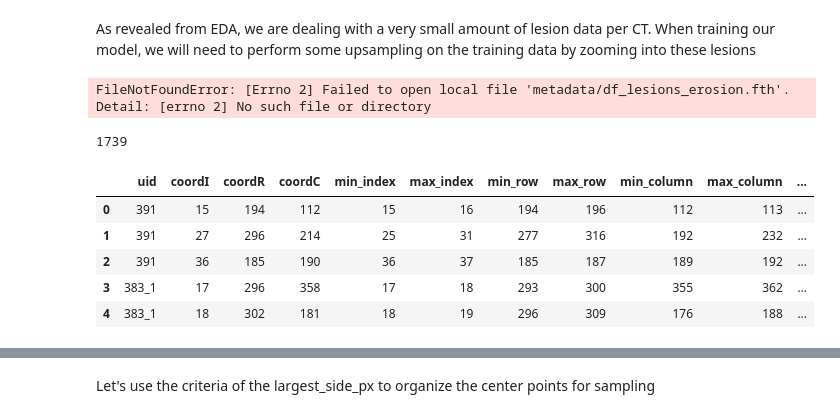
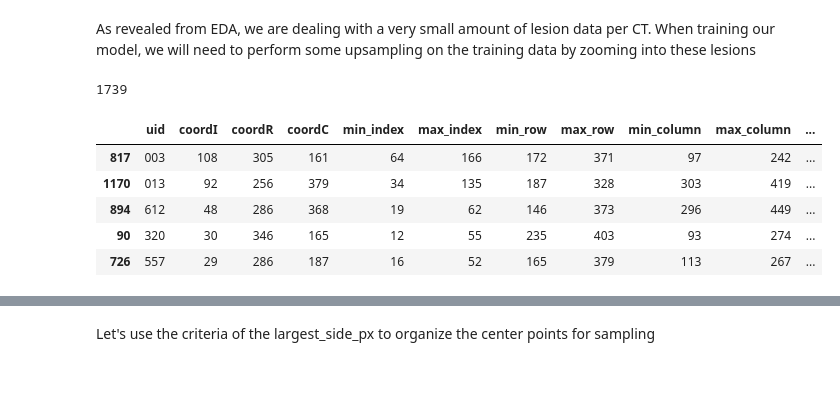
Before and after one commit to peterbacalso/covid_CT_lung_lesion_segmentation, a Jupyter notebook: notebooks/meta_setup.ipynb, the cells around one changed output, grey strips where cells are left out. Saved outputs shown, nothing was run; the diff lists cells and outputs as text; code cells hidden in the pictures; blank space fills up the shorter version.

```diff
--- a/notebooks/meta_setup.ipynb
+++ b/notebooks/meta_setup.ipynb
@@ -151,29 +152,17 @@ from modules.dsets import Ct
 # %%
 uid_trn_list = df_meta[df_meta.is_valid==False].uid
 # %%
-lesion_header = ['uid', 'coordI', 'coordR', 'coordC', 'min_index', 'max_index', 'min_row', 'max_row', 'min_column', 'max_column', 'largest_side_px']
+lesion_header = ['uid', 'coordI', 'coordR', 'coordC', 'min_index',
+                 'max_index', 'min_row', 'max_row', 'min_column', 'max_column',
+                 'index_width', 'row_width', 'column_width', 'largest_side_px']
 # %%
 lesion_locations = []
 for uid in tqdm(uid_trn_list):
     ct = Ct(uid)
-    lesion_locations = lesion_locations + ct.group_lesions(output_df=False)
+    lesion_locations = lesion_locations + ct.group_lesions(output_df=False, num_erosions=0)
-# %% [output]
-FileNotFoundError: [Errno 2] Failed to open local file 'metadata/df_lesions_erosion.fth'. Detail: [errno 2] No such file or directory
 # %%
 len(lesion_locations)
 # %% [output]
 1739
 # %%
 df_lesion_coords = pd.DataFrame(lesion_locations, columns=lesion_header)
-# %%
-df_lesion_coords.head()
-# %% [output]
-|  | uid | coordI | coordR | coordC | min_index | max_index | min_row | max_row | min_column | max_column | ... |
-| 0 | 391 | 15 | 194 | 112 | 15 | 16 | 194 | 196 | 112 | 113 | ... |
-| 1 | 391 | 27 | 296 | 214 | 25 | 31 | 277 | 316 | 192 | 232 | ... |
-| 2 | 391 | 36 | 185 | 190 | 36 | 37 | 185 | 187 | 189 | 192 | ... |
-| 3 | 383_1 | 17 | 296 | 358 | 17 | 18 | 293 | 300 | 355 | 362 | ... |
-| 4 | 383_1 | 18 | 302 | 181 | 18 | 19 | 296 | 309 | 176 | 188 | ... |
-# %%
-df_lesion_coords.drop(df_lesion_coords[df_lesion_coords.coordI < 3].index, inplace=True)
-df_lesion_coords.reset_index(drop=True, inplace=True)
@@ -179,0 +171,9 @@ df_lesion_coords.reset_index(drop=True, inplace=True)
+# %%
+df_lesion_coords.sort_values(by='volumes', ascending=False).head()
+# %% [output]
+|  | uid | coordI | coordR | coordC | min_index | max_index | min_row | max_row | min_column | max_column | ... |
+| 817 | 003 | 108 | 305 | 161 | 64 | 166 | 172 | 371 | 97 | 242 | ... |
+| 1170 | 013 | 92 | 256 | 379 | 34 | 135 | 187 | 328 | 303 | 419 | ... |
+| 894 | 612 | 48 | 286 | 368 | 19 | 62 | 146 | 373 | 296 | 449 | ... |
+| 90 | 320 | 30 | 346 | 165 | 12 | 55 | 235 | 403 | 93 | 274 | ... |
+| 726 | 557 | 29 | 286 | 187 | 16 | 52 | 165 | 379 | 113 | 267 | ... |
```
Also changed, not shown: parts of 32 cells of this notebook, 5 other files.
